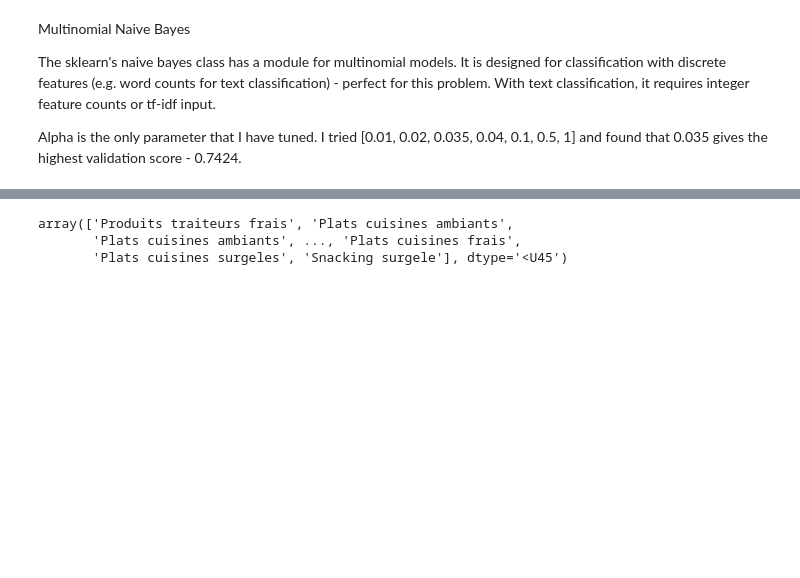
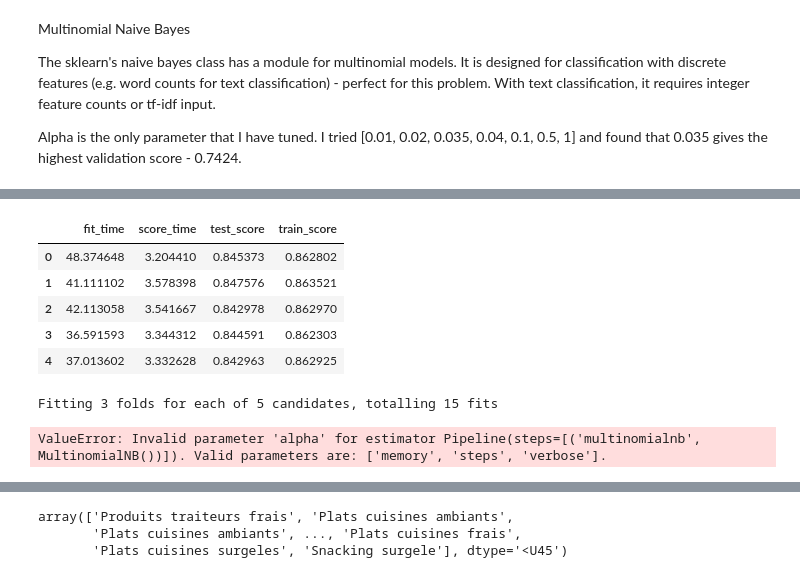
Before and after one commit to Thomasaujoux/food-classification, a Jupyter notebook: models/multinomial_naive_bayes.ipynb, the cells around one changed output, grey strips where cells are left out. Saved outputs shown, nothing was run; the diff lists cells and outputs as text; code cells hidden in the pictures; blank space fills up the shorter version.

Commit message:
work on naive bayes, NLP and NDA

```diff
--- a/models/multinomial_naive_bayes.ipynb
+++ b/models/multinomial_naive_bayes.ipynb
@@ -91,0 +184,17 @@ KeyboardInterrupt:
+# %%
+from sklearn.pipeline import make_pipeline
+from sklearn.model_selection import cross_validate
+
+
+pipe_nb = make_pipeline(
+    MultinomialNB()
+)
+scores = cross_validate(pipe_nb, X_train, y_train, return_train_score=True)
+pd.DataFrame(scores)
+# %% [output]
+|  | fit_time | score_time | test_score | train_score |
+| 0 | 48.374648 | 3.204410 | 0.845373 | 0.862802 |
+| 1 | 41.111102 | 3.578398 | 0.847576 | 0.863521 |
+| 2 | 42.113058 | 3.541667 | 0.842978 | 0.862970 |
+| 3 | 36.591593 | 3.344312 | 0.844591 | 0.862303 |
+| 4 | 37.013602 | 3.332628 | 0.842963 | 0.862925 |
@@ -91,0 +203,17 @@ KeyboardInterrupt:
+# %%
+param_grid_nb = {
+    'var_smoothing': (1, 0.1, 0.01, 0.001, 0.0001, 0.00001)
+}
+from sklearn.model_selection import RandomizedSearchCV
+from sklearn.naive_bayes import GaussianNB
+from sklearn.model_selection import GridSearchCV
+
+pipe_nb = make_pipeline(
+    MultinomialNB()
+)
+
+random_search = RandomizedSearchCV(pipe_nb, param_grid, cv=3, verbose=2,  n_iter=5)
+random_search.fit(X_train, y_train)
+# %% [output]
+Fitting 3 folds for each of 5 candidates, totalling 15 fits
+ValueError: Invalid parameter 'alpha' for estimator Pipeline(steps=[('multinomialnb', MultinomialNB())]). Valid parameters are: ['memory', 'steps', 'verbose'].
```
Also changed, not shown: parts of 28 cells of this notebook, 2 other files.
